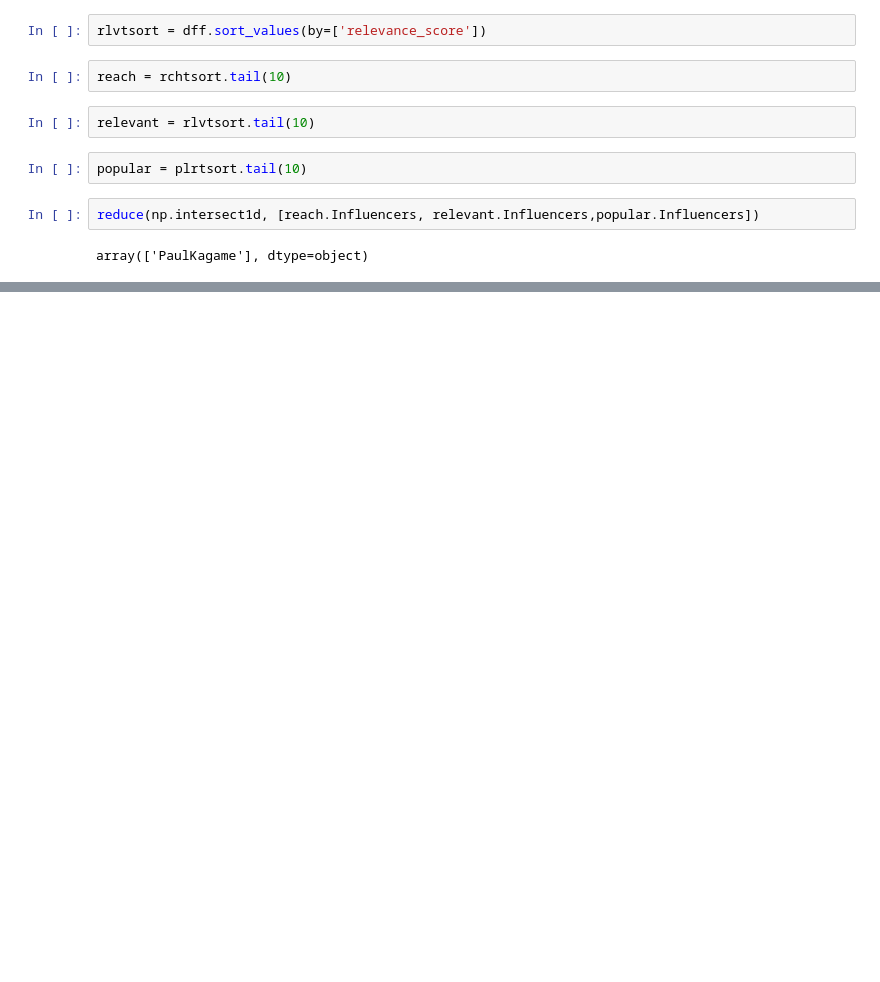
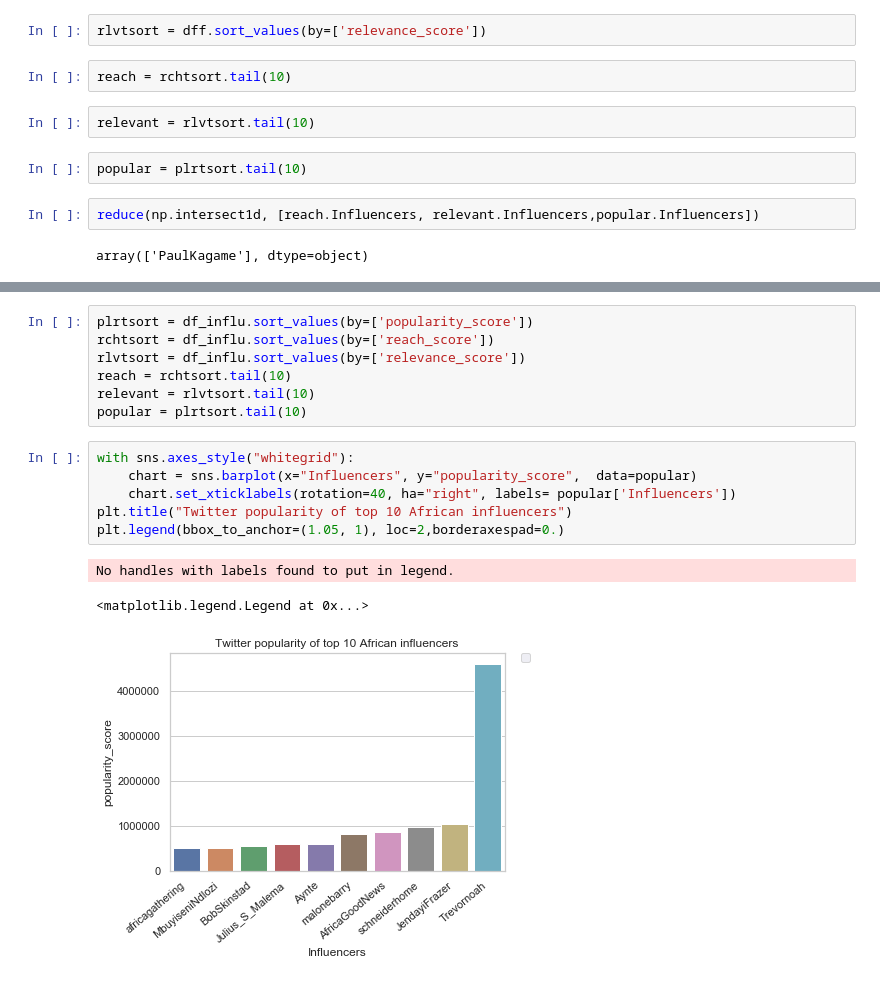
Before and after one commit to Ayebilla/DataScience_Learning, a Jupyter notebook: TenAcademy/week1/twitter_mining_challenge.ipynb, the cells around one changed output, grey strips where cells are left out. Drawn from its saved outputs; the diff is of its cells as text; blank space fills up the shorter version.

```diff
--- a/TenAcademy/week1/twitter_mining_challenge.ipynb
+++ b/TenAcademy/week1/twitter_mining_challenge.ipynb
@@ -222,0 +254,17 @@ df_influ
+# %%
+plrtsort = df_influ.sort_values(by=['popularity_score'])
+rchtsort = df_influ.sort_values(by=['reach_score'])
+rlvtsort = df_influ.sort_values(by=['relevance_score'])
+reach = rchtsort.tail(10)
+relevant = rlvtsort.tail(10)
+popular = plrtsort.tail(10)
+# %%
+with sns.axes_style("whitegrid"):
+    chart = sns.barplot(x="Influencers", y="popularity_score",  data=popular)
+    chart.set_xticklabels(rotation=40, ha="right", labels= popular['Influencers'])
+plt.title("Twitter popularity of top 10 African influencers")
+plt.legend(bbox_to_anchor=(1.05, 1), loc=2,borderaxespad=0.)
+# %% [output]
+No handles with labels found to put in legend.
+<matplotlib.legend.Legend at 0x...>
+[figure, added]
```
Also changed, not shown: parts of 8 cells of this notebook.
